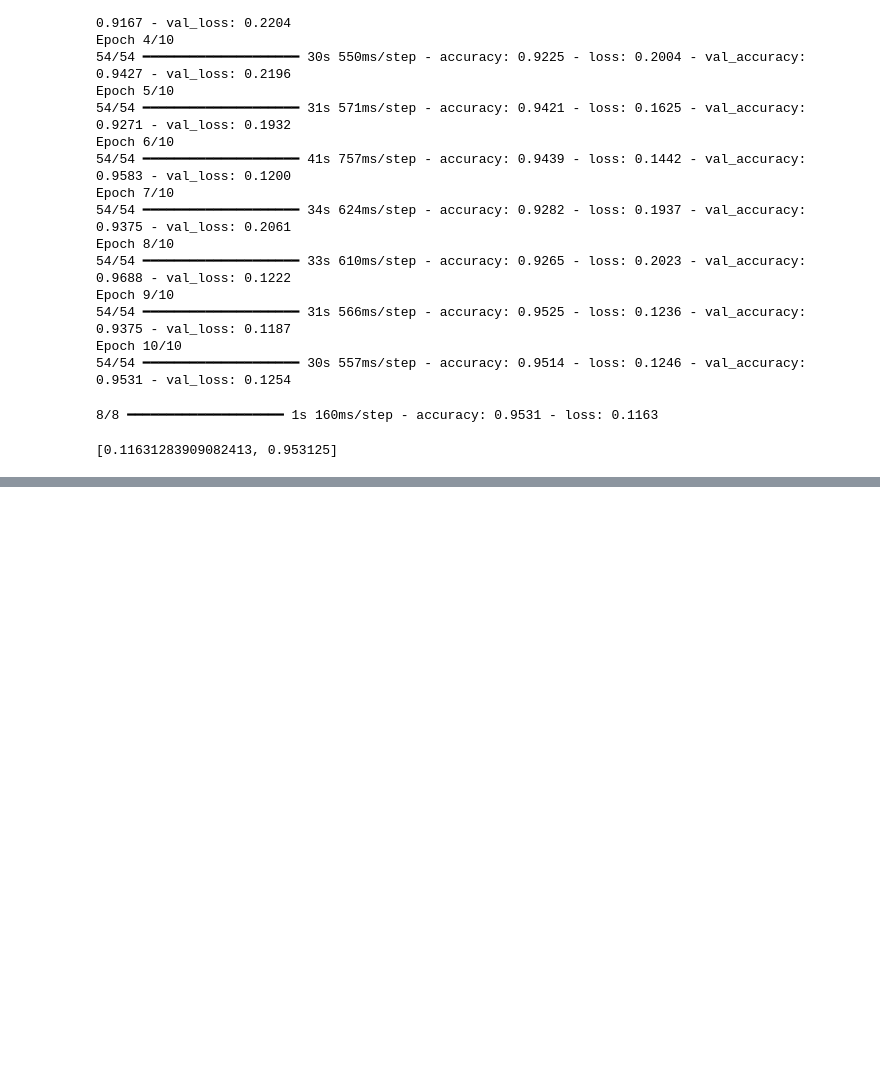
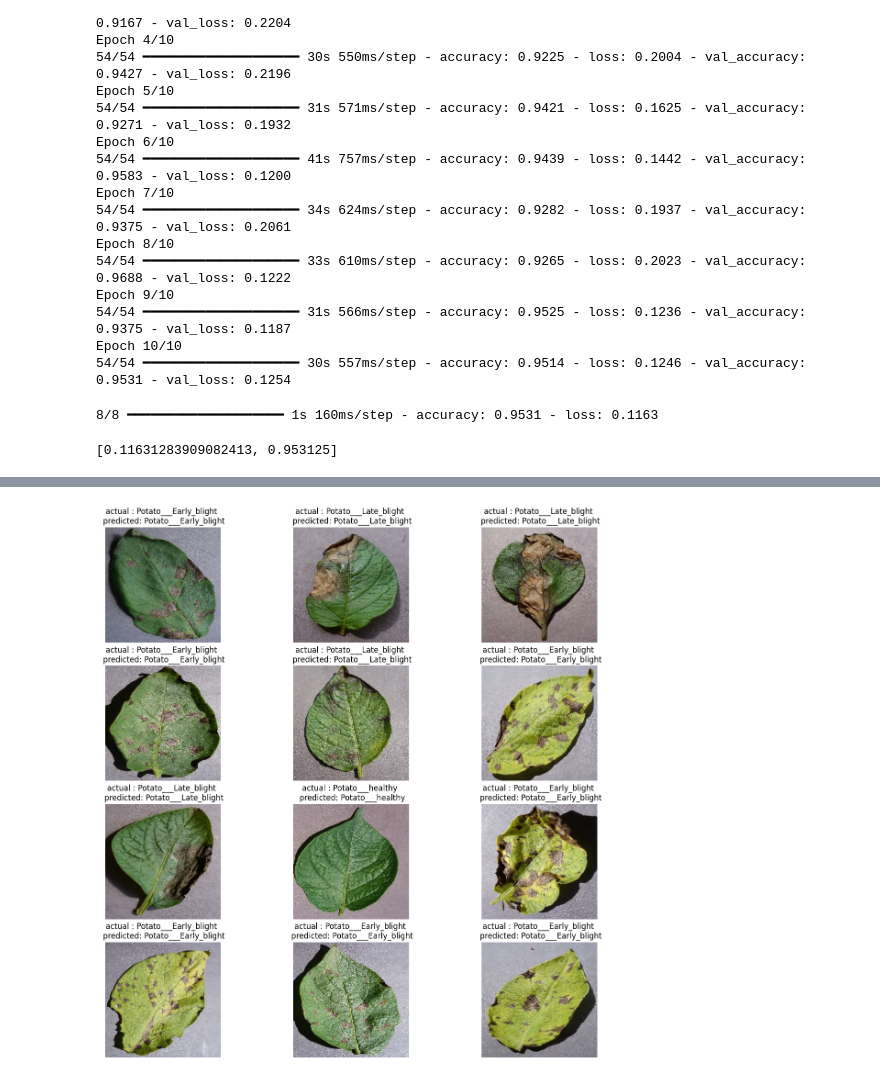
Before and after one commit to Diganta7001/Plant-Disease-Classification-, a Jupyter notebook: training.ipynb, the cells around one changed output, grey strips where cells are left out. Saved outputs shown, nothing was run; the diff lists cells and outputs as text; code cells hidden in the pictures; blank space fills up the shorter version.

```diff
--- a/training.ipynb
+++ b/training.ipynb
@@ -205,0 +213,13 @@ predicted class  Potato___Early_blight
+# %%
+plt.figure(figsize=(15,15))
+for i in range(12):
+    for img_batch,leb_batch in test_dataset.take(1):
+        actual_class = class_names[leb_batch[i].numpy()]
+        predicted_class = class_names[np.argmax(model.predict(img_batch)[i])]
+        # print("actual class: ",actual_class)
+        # print("\n predicted calss: ",predicted_class)
+        plt.subplot(4,3,i+1)
+        plt.imshow(img_batch[i].numpy().astype('uint8'))
+        plt.axis("off")
+        plt.title(f"actual : {actual_class} \n predicted: {predicted_class}")
+# %% [output]
@@ -205,0 +238 @@ predicted class  Potato___Early_blight
+[figure, added]
```
Also changed, not shown: parts of 2 cells of this notebook.
